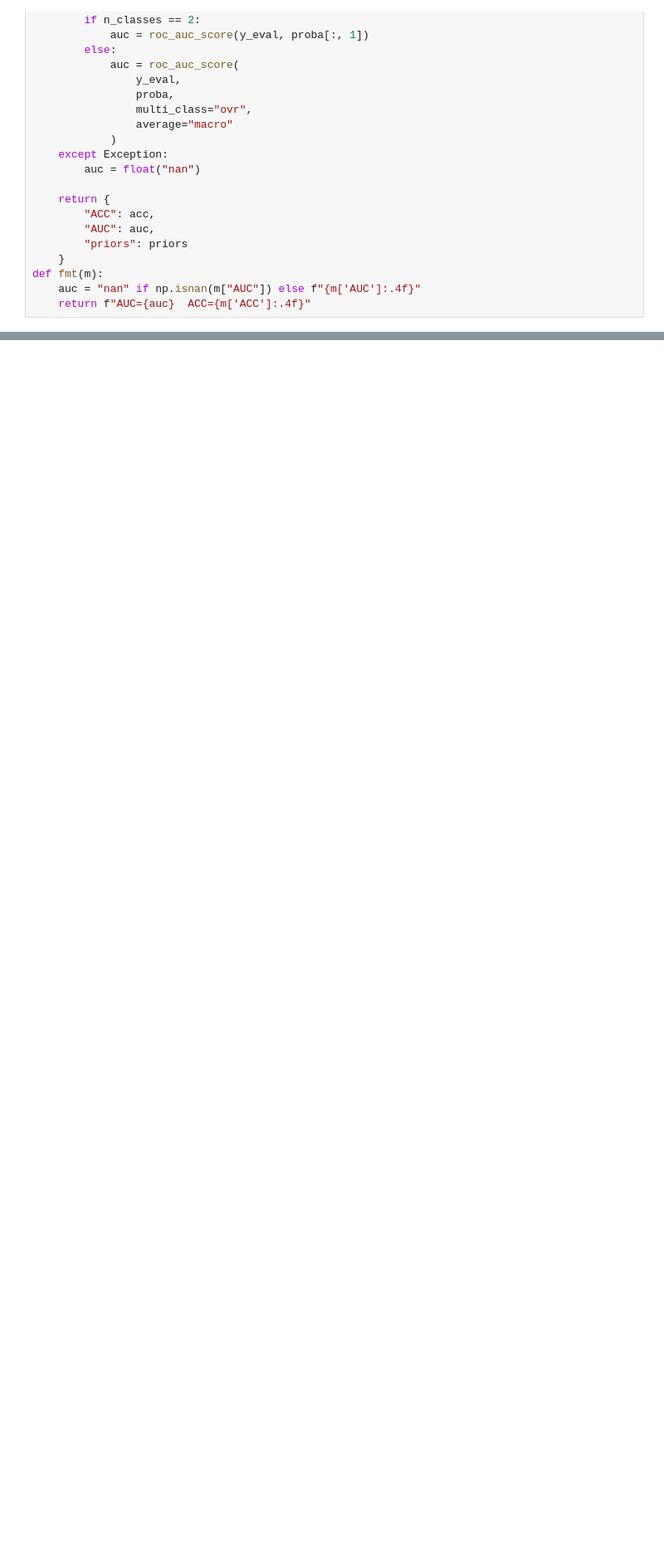
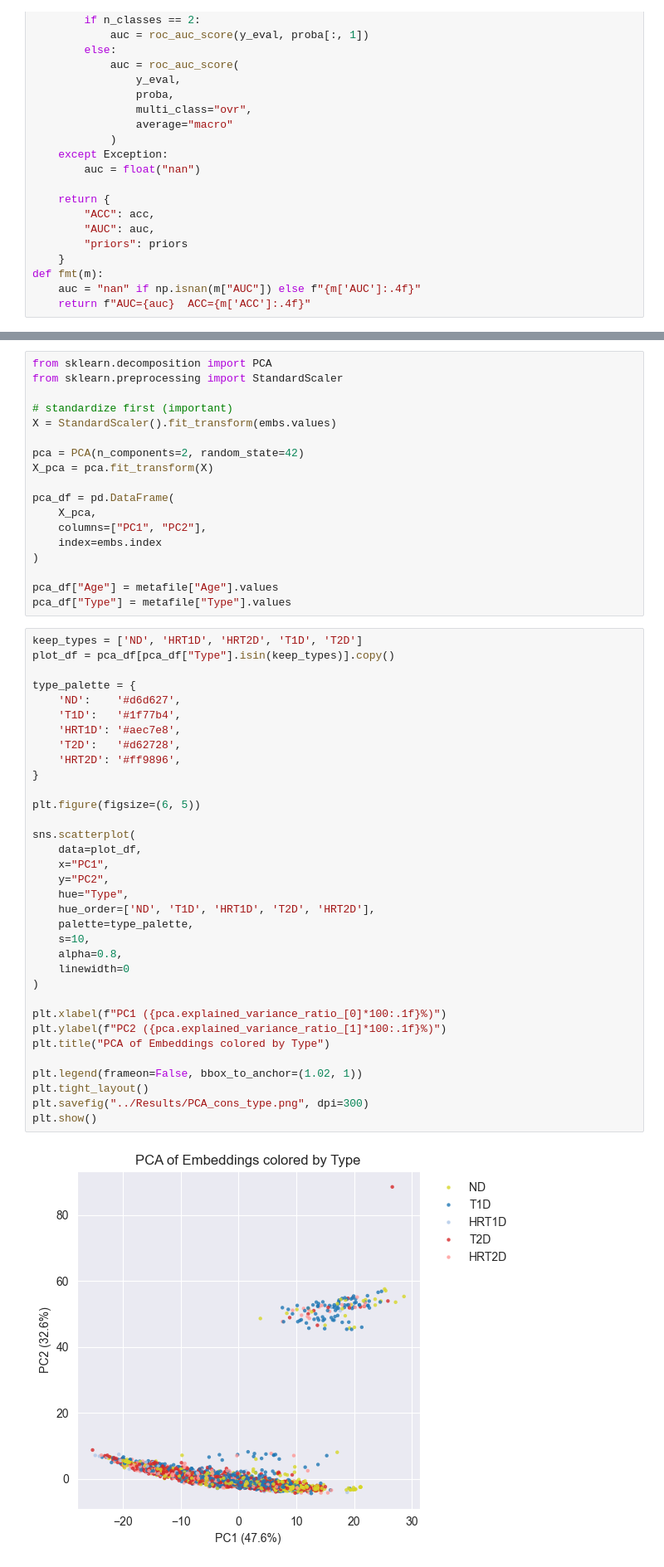
Before and after one commit to YurunLu/CGMfoundation, a Jupyter notebook: Others/AnalysisEmbedding.ipynb, the cells around one changed output, grey strips where cells are left out. Shown at 83% size. Cells and saved outputs as stored; diff of their text form; blank space fills up the shorter version.

```diff
--- a/Others/AnalysisEmbedding.ipynb
+++ b/Others/AnalysisEmbedding.ipynb
@@ -305,0 +427,54 @@ Embedding dim: 128
+# %%
+from sklearn.decomposition import PCA
+from sklearn.preprocessing import StandardScaler
+
+# standardize first (important)
+X = StandardScaler().fit_transform(embs.values)
+
+pca = PCA(n_components=2, random_state=42)
+X_pca = pca.fit_transform(X)
+
+pca_df = pd.DataFrame(
+    X_pca,
+    columns=["PC1", "PC2"],
+    index=embs.index
+)
+
+pca_df["Age"] = metafile["Age"].values
+pca_df["Type"] = metafile["Type"].values
+# %%
+keep_types = ['ND', 'HRT1D', 'HRT2D', 'T1D', 'T2D']
+plot_df = pca_df[pca_df["Type"].isin(keep_types)].copy()
+
+type_palette = {
+    'ND':    '#d6d627',
+    'T1D':   '#1f77b4',
+    'HRT1D': '#aec7e8',
+    'T2D':   '#d62728',
+    'HRT2D': '#ff9896',
+}
+
+plt.figure(figsize=(6, 5))
+
+sns.scatterplot(
+    data=plot_df,
+    x="PC1",
+    y="PC2",
+    hue="Type",
+    hue_order=['ND', 'T1D', 'HRT1D', 'T2D', 'HRT2D'],
+    palette=type_palette,
+    s=10,
+    alpha=0.8,
+    linewidth=0
+)
+
+plt.xlabel(f"PC1 ({pca.explained_variance_ratio_[0]*100:.1f}%)")
+plt.ylabel(f"PC2 ({pca.explained_variance_ratio_[1]*100:.1f}%)")
+plt.title("PCA of Embeddings colored by Type")
+
+plt.legend(frameon=False, bbox_to_anchor=(1.02, 1))
+plt.tight_layout()
+plt.savefig("../Results/PCA_cons_type.png", dpi=300)
+plt.show()
+# %% [output]
+[figure, added]
```
Also changed, not shown: parts of 23 cells of this notebook, 8 other files.
